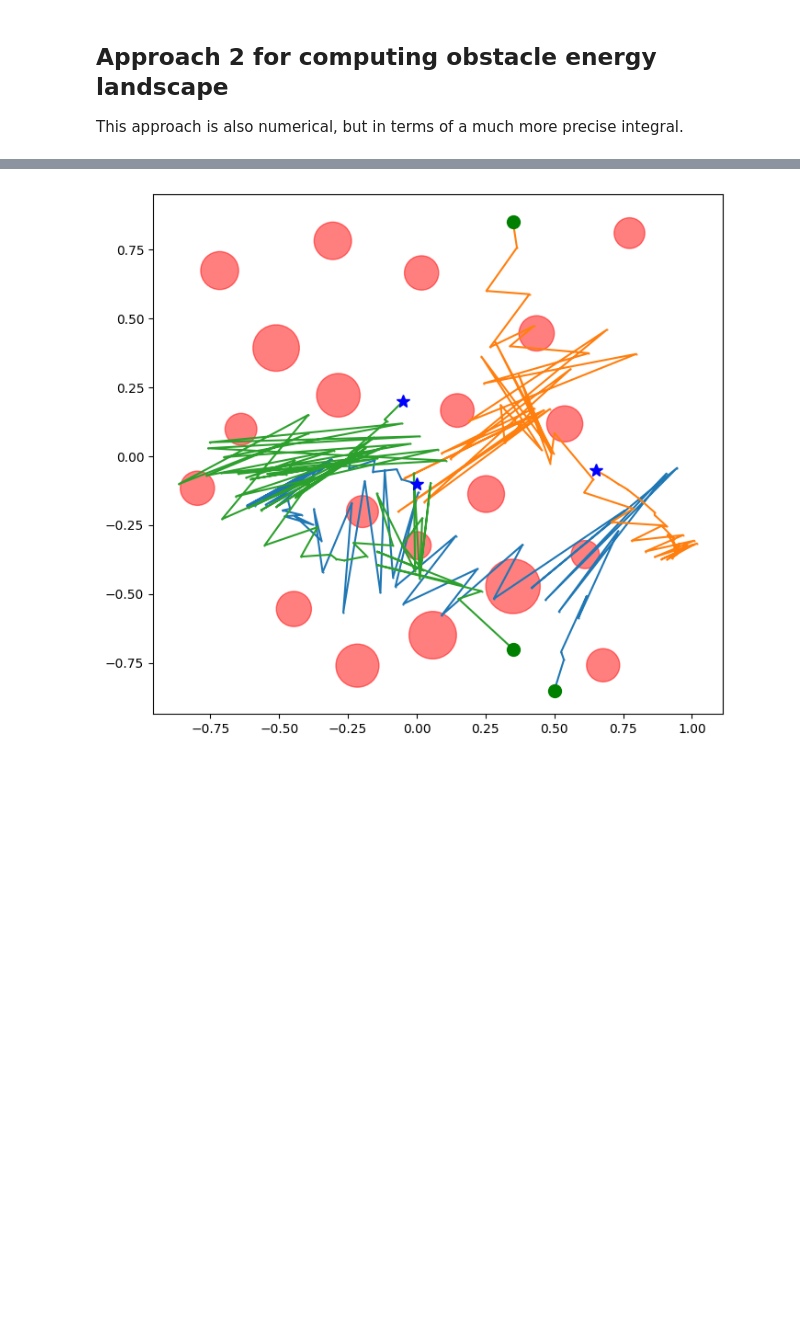
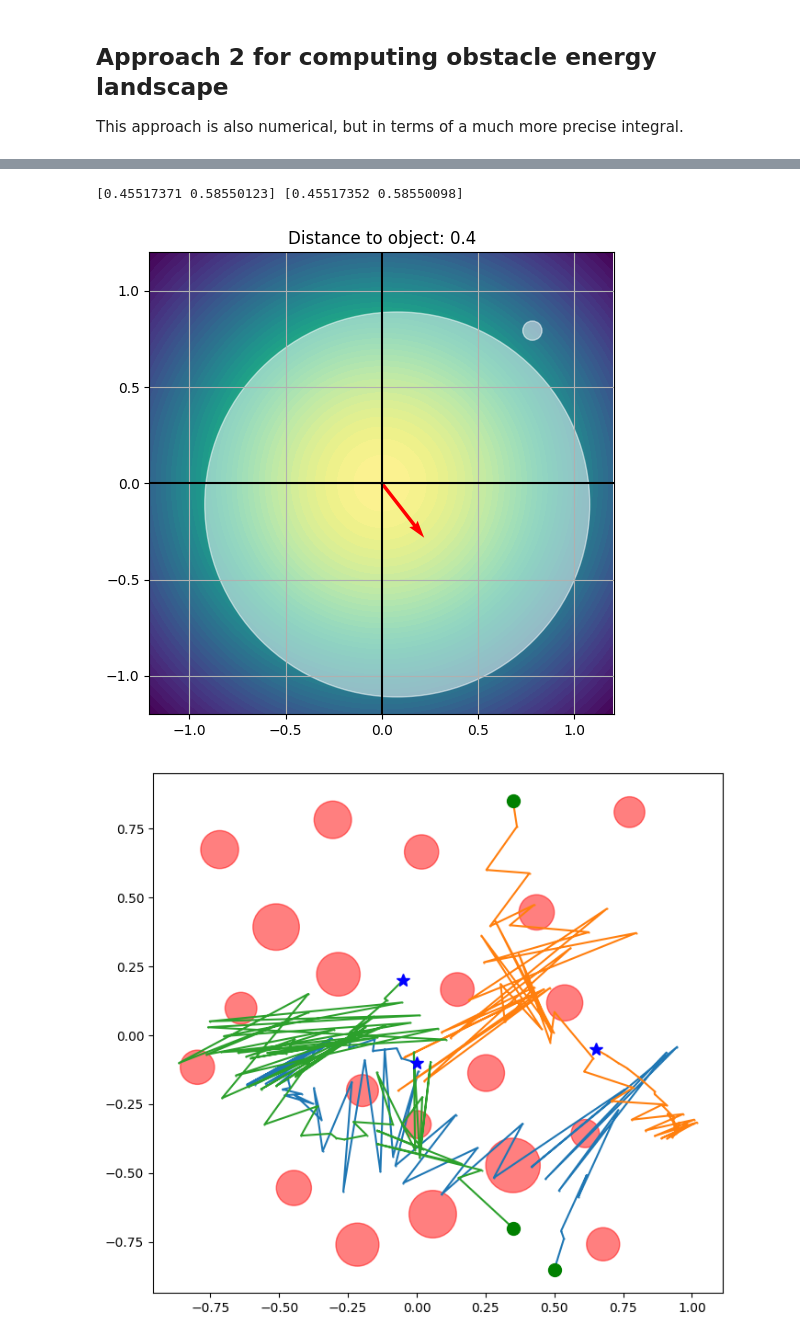
Before and after one commit to myfatemi04/constraint-guidance, a Jupyter notebook: notebooks/kernels.ipynb, the cells around one changed output, grey strips where cells are left out. Saved outputs shown, nothing was run; the diff lists cells and outputs as text; code cells hidden in the pictures; blank space fills up the shorter version.

```diff
--- a/notebooks/kernels.ipynb
+++ b/notebooks/kernels.ipynb
@@ -212,3 +222,80 @@ Ignoring fixed y limits to fulfill fixed data aspect with adjustable data limits
+# %%
+plt.figure(figsize=(6, 6))
+plt.title(f"Distance to object: {c_x:.1f}")
+
+agent_x = 0.08
+agent_y = -0.11
+obs_x = 0.782
+obs_y = 0.793
+
+obs_rad_B = 0.05
+R = obs_rad_B
+
+# Color according to Gaussian.
+square_size = 1.2
+gaussian_xx, gaussian_yy = np.meshgrid(
+    np.linspace(-square_size, square_size, 128),
+    np.linspace(-square_size, square_size, 128),
+)
+sigma_B = 1.0
+gaussian_probability = (
+    1
+    / (2 * np.pi * sigma_B**2)
+    * np.exp(-0.5 * (gaussian_xx**2 + gaussian_yy**2) / sigma_B**2)
+)
+plt.contourf(gaussian_xx, gaussian_yy, gaussian_probability, levels=50)
+
+plt.gca().axvline(x=0, color="k")
+plt.gca().axhline(y=0, color="k")
+plt.grid()
+plt.gca().add_patch(
+    patches.Circle((obs_x, obs_y), R, fill=True, color="white", alpha=0.5)
+)
+plt.gca().add_patch(
+    patches.Circle((agent_x, agent_y), sigma_B, fill=True, color="white", alpha=0.5)
+)
+
+t0 = time.time()
+displacement_direction_unbatched = compute_agent_obstacle_score(
+    agent_x, agent_y, obs_x, obs_y, R, sigma_B, n_integral=200
+)
+
+agent_x_B = np.array([agent_x])
+agent_y_B = np.array([agent_y])
+obs_x_B = np.array([obs_x])
+obs_y_B = np.array([obs_y])
+obs_rad_B = np.array([R])
+sigma_B = np.array([1.0])
+d_a_o_B = compute_agent_obstacle_distance_batched(
+    agent_x_B, agent_y_B, obs_x_B, obs_y_B
+)
+r1_B, r2_B = compute_r1_r2_batched(obs_rad_B, d_a_o_B)
+
+from ael.agent_obstacle_score import compute_agent_obstacle_score_batched
+displacement_direction_batched = compute_agent_obstacle_score_batched(
+    agent_x_B, agent_y_B, obs_x_B, obs_y_B, obs_rad_B, sigma_B, r1_B, r2_B, d_a_o_B, n_integral=20000
+)[0]
+t1 = time.time()
+
+print(displacement_direction_unbatched, displacement_direction_batched)
+
+data['c_x'].append(c_x)
+data['obs_rad'].append(R)
+data['displacement'].append(displacement_direction[0])
+
+plt.quiver(
+    0,
+    0,
+    displacement_direction[0],
+    displacement_direction[1],
+    color="red",
+    scale=5,
+)
+plt.axis("equal")
+plt.show()
+# %% [output]
+[0.45517371 0.58550123] [0.45517352 0.58550098]
+[figure, added]
 # %%
 # Implementing Langevin dynamics!
 from dataclasses import dataclass
```
Also changed, not shown: parts of 1 cell of this notebook, 2 other files.
